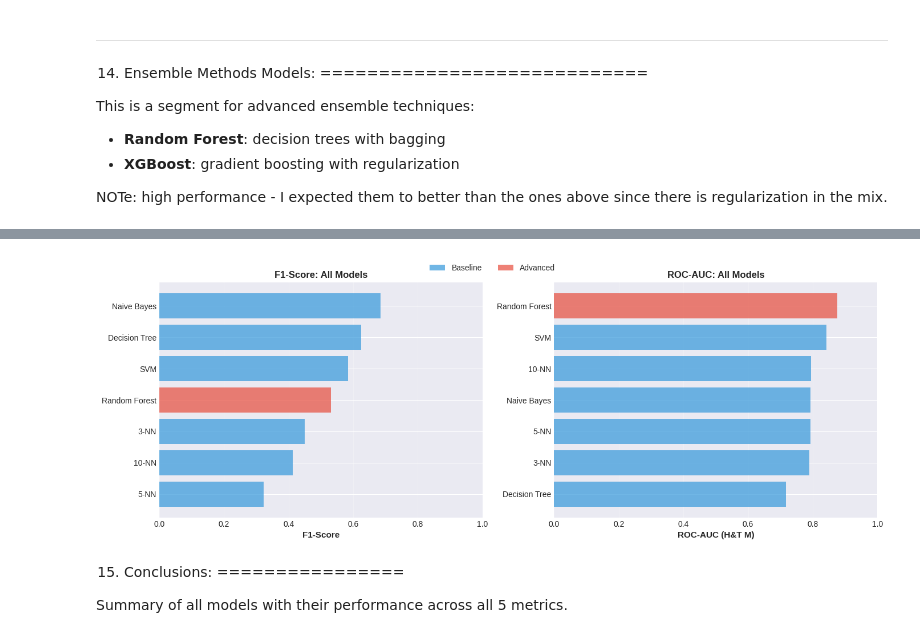
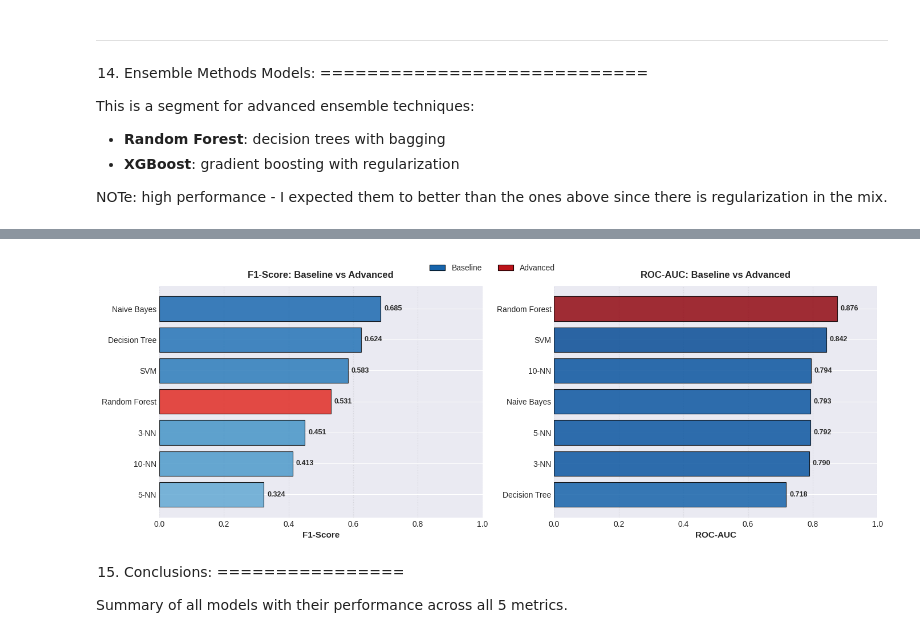
Before and after one commit to janymuong/Computer-Science, a Jupyter notebook: ICS2405-Knowledge-Based-Systems/EVAL2-Classification/Traffic-Accidents-Classification-Models.ipynb, the cells around one changed output, grey strips where cells are left out. Saved outputs shown, nothing was run; the diff lists cells and outputs as text; code cells hidden in the pictures.

Commit message:
road traffic accidents models

```diff
--- a/ICS2405-Knowledge-Based-Systems/EVAL2-Classification/Traffic-Accidents-Classification-Models.ipynb
+++ b/ICS2405-Knowledge-Based-Systems/EVAL2-Classification/Traffic-Accidents-Classification-Models.ipynb
@@ -981,5 +1014,7 @@ Random Forest:
 # %%
 # compare models with baseline models
+from matplotlib.patches import Patch
+
 fig, axes = plt.subplots(1, 2, figsize=(14, 5))
 
 # combine all results
@@ -992,49 +1027,78 @@ for name, res in results.items():
         'Type': 'Baseline',
         'F1-Score': res['f1_score'],
         'ROC-AUC': res['roc_auc']
     })
 
 # advanced models
 for name, res in advanced_results.items():
     all_models_comparison.append({
         'Model': name,
         'Type': 'Advanced',
         'F1-Score': res['f1_score'],
         'ROC-AUC': res['roc_auc']
     })
 
 comparison_df = pd.DataFrame(all_models_comparison)
 
-# plot F1-Score comparison
+# plot for F1-Score
 ax1 = axes[0]
 sorted_df = comparison_df.sort_values('F1-Score', ascending=True)
-colors = ['#3498db' if t == 'Baseline' else '#e74c3c' for t in sorted_df['Type']]
-ax1.barh(sorted_df['Model'], sorted_df['F1-Score'], color=colors, alpha=0.7)
+colors = []
+for t, val in zip(sorted_df['Type'], sorted_df['F1-Score']):
+    if t == 'Baseline':
+        intensity = 0.3 + 0.7 * val
+        colors.append(plt.cm.Blues(intensity))
+    else:
+        intensity = 0.3 + 0.7 * val
+        colors.append(plt.cm.Reds(intensity))
+
+ax1.barh(sorted_df['Model'], sorted_df['F1-Score'], color=colors, edgecolor='black', linewidth=0.8, alpha=0.85)
 ax1.set_xlabel('F1-Score', fontsize=11, fontweight='bold')
-ax1.set_title('F1-Score: All Models', fontsize=12, fontweight='bold')
+ax1.set_title('F1-Score: Baseline vs Advanced', fontsize=12, fontweight='bold', pad=10)
 ax1.set_xlim(0, 1)
-ax1.grid(axis='x', alpha=0.3)
+ax1.spines['top'].set_visible(False)
+ax1.spines['right'].set_visible(False)
+ax1.grid(axis='x', alpha=0.2, linestyle=':', color='gray')
 
-# plot ROC-AUC comparison
+for i, v in enumerate(sorted_df['F1-Score']):
+    ax1.text(v + 0.01, i, f'{v:.3f}', va='center', fontsize=9, fontweight='bold')
+
+# plot ROC-AUC
 ax2 = axes[1]
 sorted_df = comparison_df.sort_values('ROC-AUC', ascending=True)
-colors = ['#3498db' if t == 'Baseline' else '#e74c3c' for t in sorted_df['Type']]
-ax2.barh(sorted_df['Model'], sorted_df['ROC-AUC'], color=colors, alpha=0.7)
-ax2.set_xlabel('ROC-AUC (H&T M)', fontsize=11, fontweight='bold')
-ax2.set_title('ROC-AUC: All Models', fontsize=12, fontweight='bold')
+colors = []
+for t, val in zip(sorted_df['Type'], sorted_df['ROC-AUC']):
+    if t == 'Baseline':
+        intensity = 0.3 + 0.7 * val
+        colors.append(plt.cm.Blues(intensity))
+    else:
+        intensity = 0.3 + 0.7 * val
+        colors.append(plt.cm.Reds(intensity))
+
+ax2.barh(sorted_df['Model'], sorted_df['ROC-AUC'], color=colors, edgecolor='black', linewidth=0.8, alpha=0.85)
+ax2.set_xlabel('ROC-AUC', fontsize=11, fontweight='bold')
+ax2.set_title('ROC-AUC: Baseline vs Advanced', fontsize=12, fontweight='bold', pad=10)
 ax2.set_xlim(0, 1)
-ax2.grid(axis='x', alpha=0.3)
+ax2.spines['top'].set_visible(False)
+ax2.spines['right'].set_visible(False)
+ax2.grid(axis='x', alpha=0.2, linestyle=':', color='gray')
+
+
+for i, v in enumerate(sorted_df['ROC-AUC']):
+    ax2.text(v + 0.01, i, f'{v:.3f}', va='center', fontsize=9, fontweight='bold')
 
 # legend
-from matplotlib.patches import Patch
-legend_elements = [Patch(facecolor='#3498db', alpha=0.7, label='Baseline'),
-                   Patch(facecolor='#e74c3c', alpha=0.7, label='Advanced')]
-fig.legend(handles=legend_elements, loc='upper center', ncol=2, bbox_to_anchor=(0.5, 1.02))
+legend_elements = [
+    Patch(facecolor=plt.cm.Blues(0.8), edgecolor='black', label='Baseline', linewidth=0.8),
+    Patch(facecolor=plt.cm.Reds(0.8), edgecolor='black', label='Advanced', linewidth=0.8)
+]
+fig.legend(handles=legend_elements, loc='upper center', ncol=2, bbox_to_anchor=(0.5, 1.02), framealpha=0.95, edgecolor='black')
+
 
 plt.tight_layout()
 plt.show()
 # %% [output]
-[figure, old version]
+[figure, new version]
 # %% [markdown]
 15. Conclusions:
 ================
```
Also changed, not shown: parts of 9 cells of this notebook.
